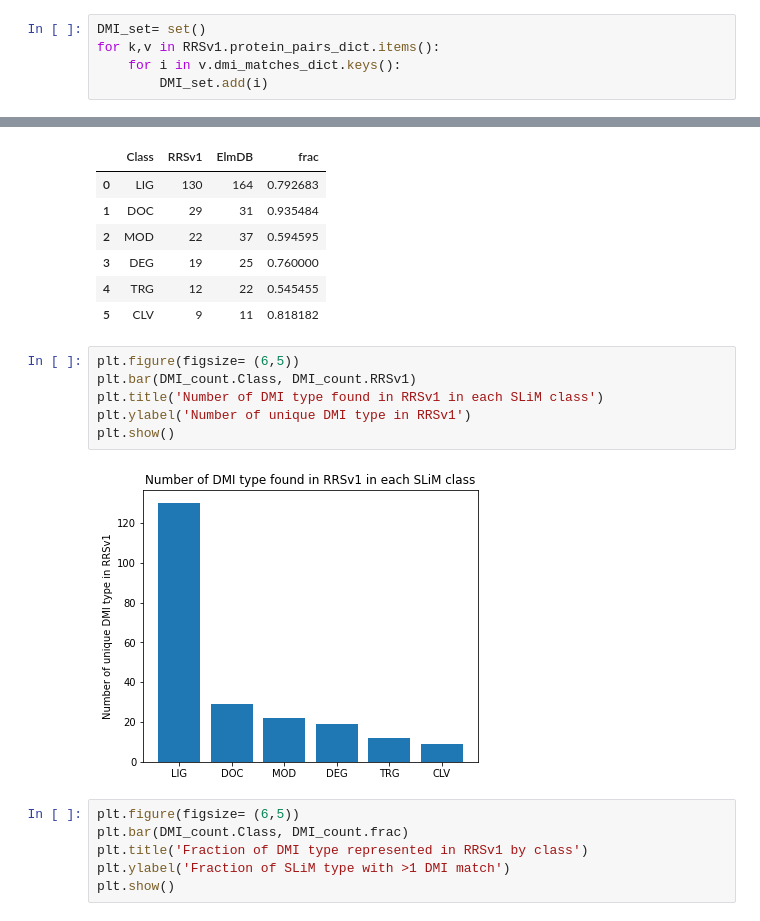
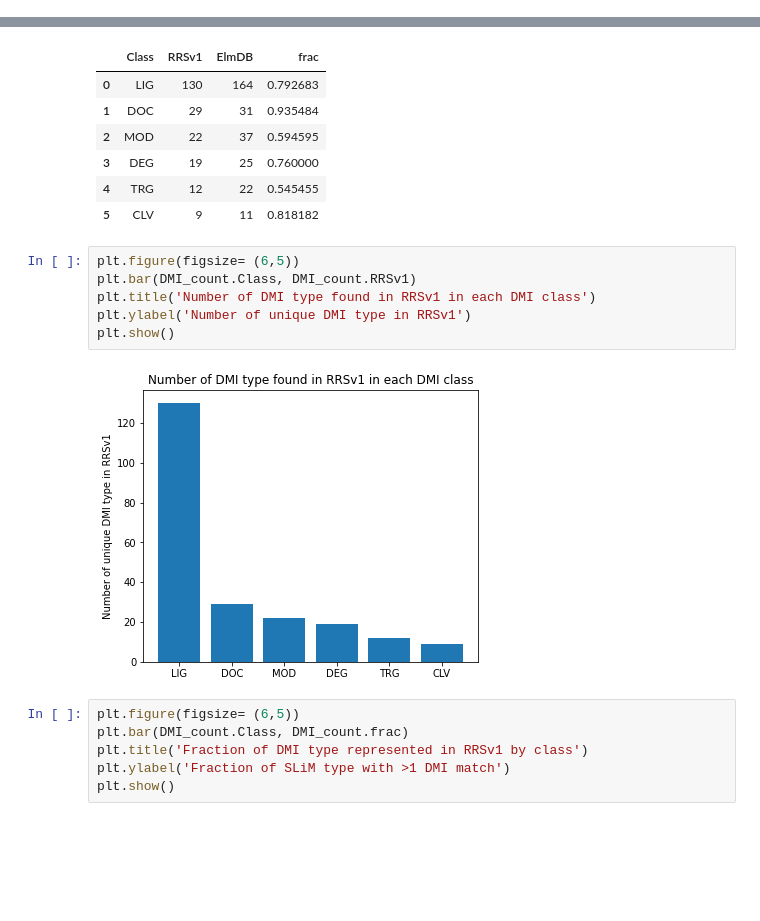
Before and after one commit to johnlee2104/DMI_predictor, a Jupyter notebook: RRS_v1_analysis_20210204.ipynb, the cells around one changed output, grey strips where cells are left out. Drawn from its saved outputs; the diff is of its cells as text; blank space fills up the shorter version.

```diff
--- a/RRS_v1_analysis_20210204.ipynb
+++ b/RRS_v1_analysis_20210204.ipynb
@@ -40,5 +35,0 @@ with open('test_RRS_with_DMI_matches.pickle', 'rb') as pickle_file:
-# %%
-DMI_set= set()
-for k,v in RRSv1.protein_pairs_dict.items():
-    for i in v.dmi_matches_dict.keys():
-        DMI_set.add(i)
@@ -402,11 +408,11 @@ See the caveats in the documentation: https://pandas.pydata.org/pandas-docs/stab
 # %%
 plt.figure(figsize= (6,5))
 plt.bar(DMI_count.Class, DMI_count.RRSv1)
-plt.title('Number of DMI type found in RRSv1 in each SLiM class')
+plt.title('Number of DMI type found in RRSv1 in each DMI class')
 plt.ylabel('Number of unique DMI type in RRSv1')
 plt.show()
 # %% [output]
-[figure, old version]
+[figure, new version]
 # %%
 plt.figure(figsize= (6,5))
 plt.bar(DMI_count.Class, DMI_count.frac)
```
Also changed, not shown: parts of 5 cells of this notebook, 1 other file.
